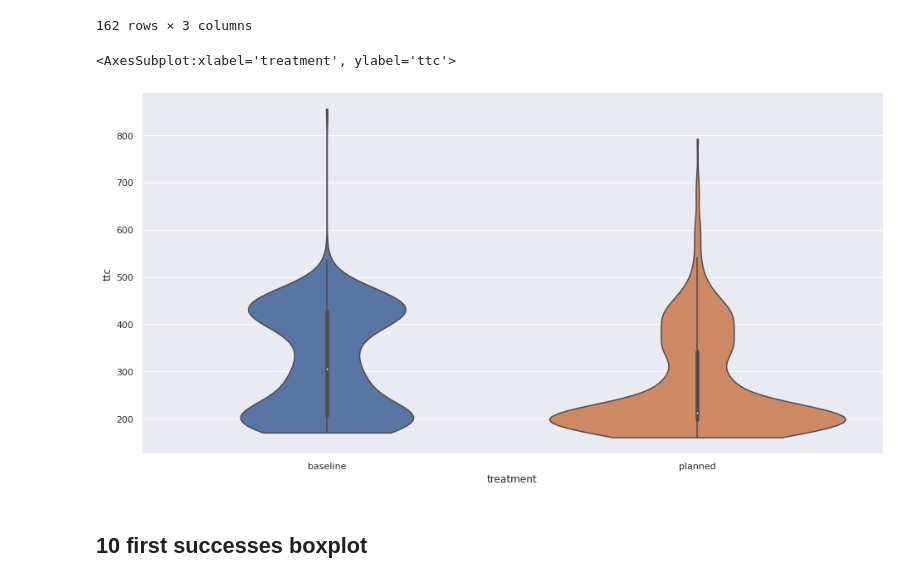
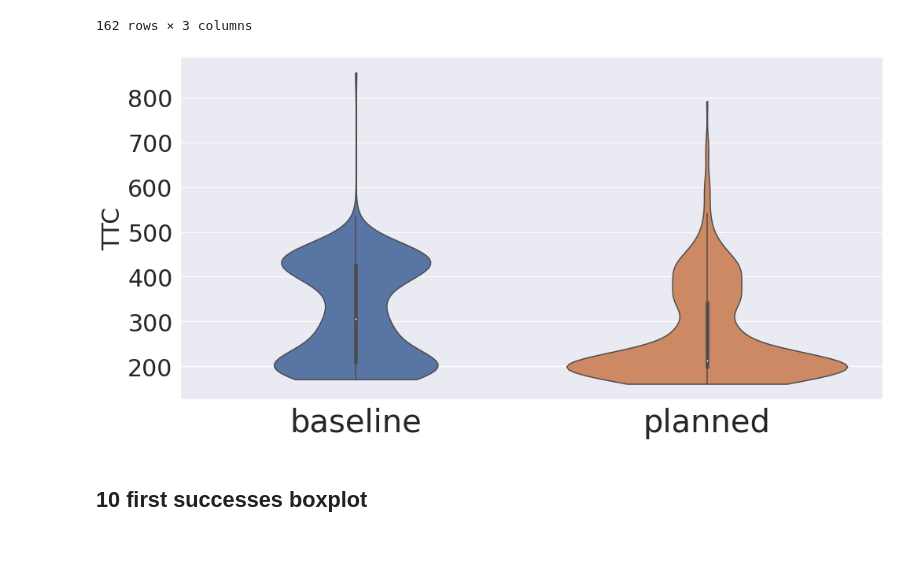
Before and after one commit to VicenteMoraes/hmrs_analysis, a Jupyter notebook: notebooks/Analysis.ipynb, the cells around one changed output. Drawn from its saved outputs; the diff is of its cells as text; code cells hidden in the pictures; blank space fills up the shorter version.

```diff
--- a/notebooks/Analysis.ipynb
+++ b/notebooks/Analysis.ipynb
@@ -596,9 +596,13 @@ boxplot_counts
 162 rows × 3 columns
 # %%
 sns.violinplot(x='treatment', y='ttc', data=successes, order=['baseline', 'planned'], cut=0)
+plt.ylabel("TTC", fontsize=30)
+plt.xlabel("")
+plt.yticks(fontsize=30)
+plt.xticks(fontsize=40)
+plt.savefig("time_violinplot.pdf")
 # %% [output]
-<AxesSubplot:xlabel='treatment', ylabel='ttc'>
-[figure, old version]
+[figure, new version]
 # %% [markdown]
 ## 10 first successes boxplot
 # %%
```
Also changed, not shown: parts of 4 cells of this notebook.
